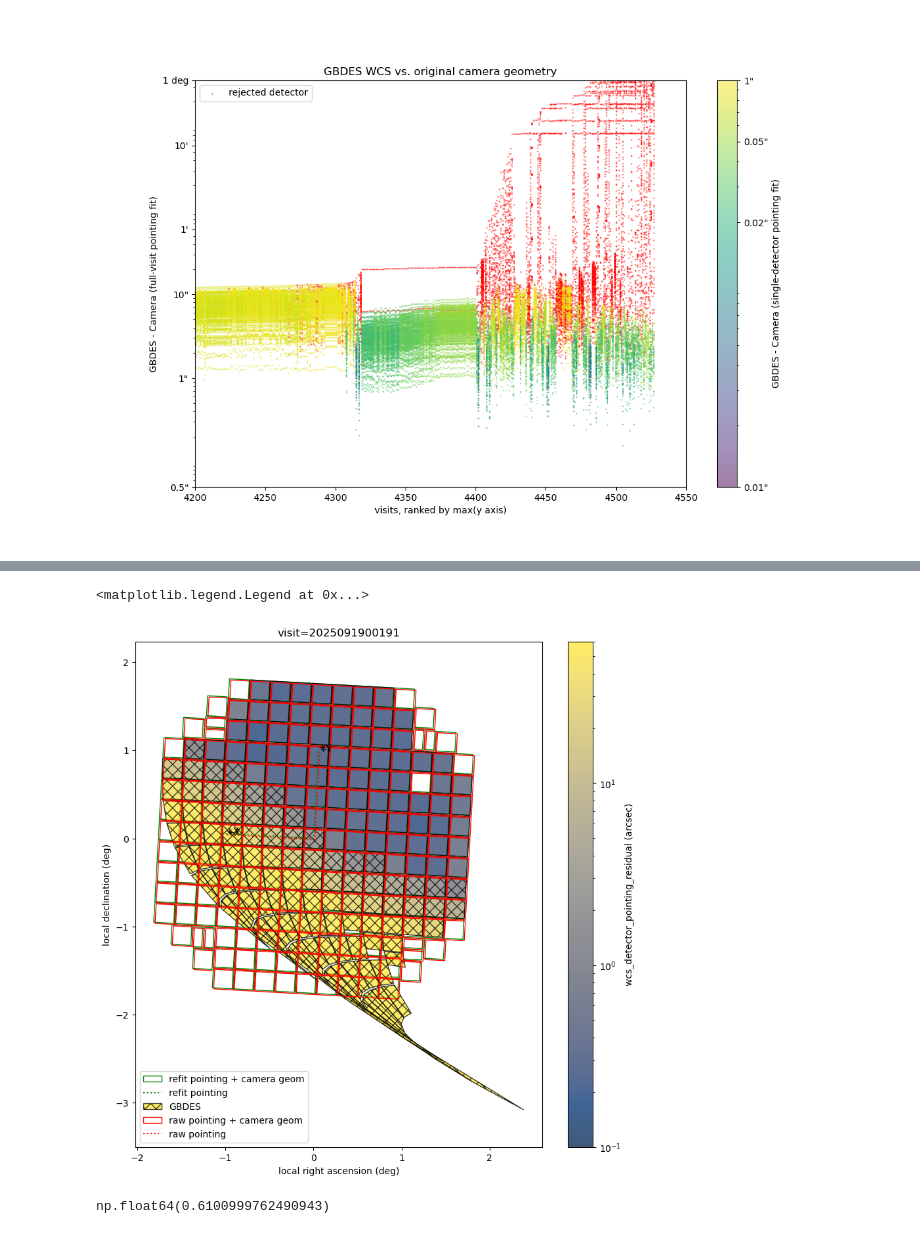
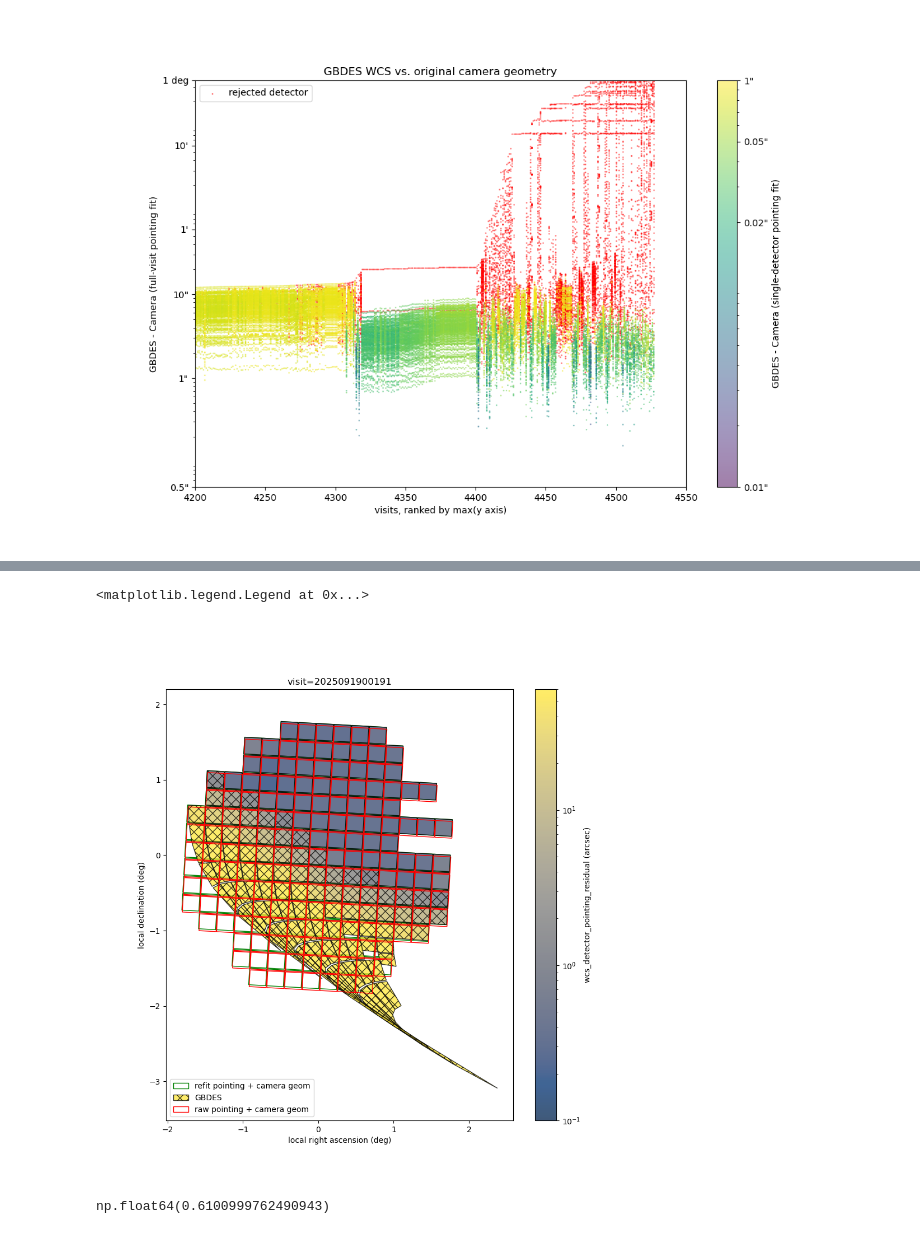
Before and after one commit to lsst/meas_astrom, a Jupyter notebook: DM-51297.ipynb, the cells around one changed output, grey strips where cells are left out. Cells and saved outputs as stored; diff of their text form; code cells hidden in the pictures.

```diff
--- a/DM-51297.ipynb
+++ b/DM-51297.ipynb
@@ -105,7 +105,8 @@ input_schema = butler.get("visit_summary_schema").schema
 # %%
 input_summary = butler.get("visit_summary", visit=visit)
 # %%
-camera = butler.get("camera", visit=visit)
+# camera = butler.get("camera", visit=visit)
+camera = butler.get("astrometry_camera", visit=visit)
 # %%
 import lsst.meas.astrom.refit_pointing
 
@@ -295,23 +261,21 @@ def _plot_field_angle_axes(
 # %%
 from matplotlib import pyplot
 
 figure = pyplot.figure(figsize=(10, 10))
 
-axes, proj = plot(
+axes, proj = plot_visit(
     result,
     camera,
     figure=figure,
     fit_region_style=dict(fill=True, edgecolor="k", alpha=0.75),
     raw_region_style=dict(fill=False, edgecolor="r"),
     fallback_region_style=dict(fill=False, edgecolor="g"),
-    raw_axes_style=dict(color="r", linestyle=":"),
-    fallback_axes_style=dict(color="g", linestyle=":"),
     plot_all_fallback=True,
 )
 axes.legend()
 # %% [output]
 <matplotlib.legend.Legend at 0x...>
-[figure, old version]
+[figure, new version]
 # %%
 cm = mpl.colormaps["cividis"]
 # %%
```
Also changed, not shown: parts of 2 cells of this notebook.
